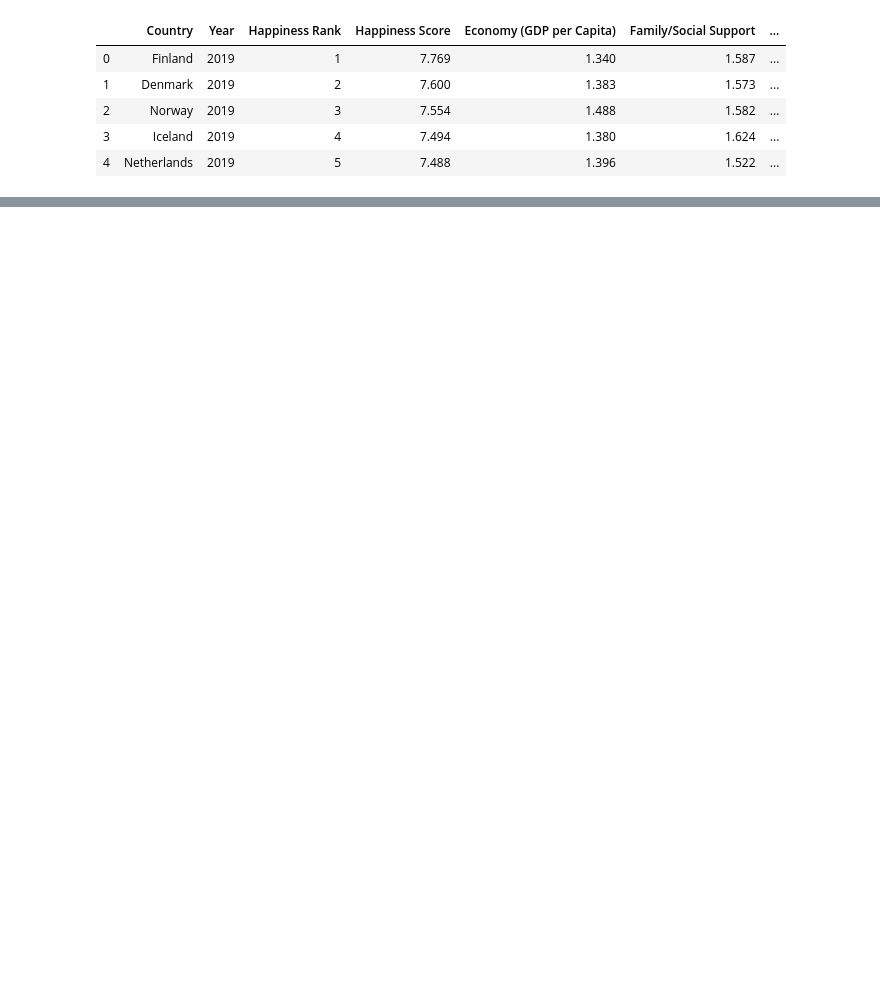
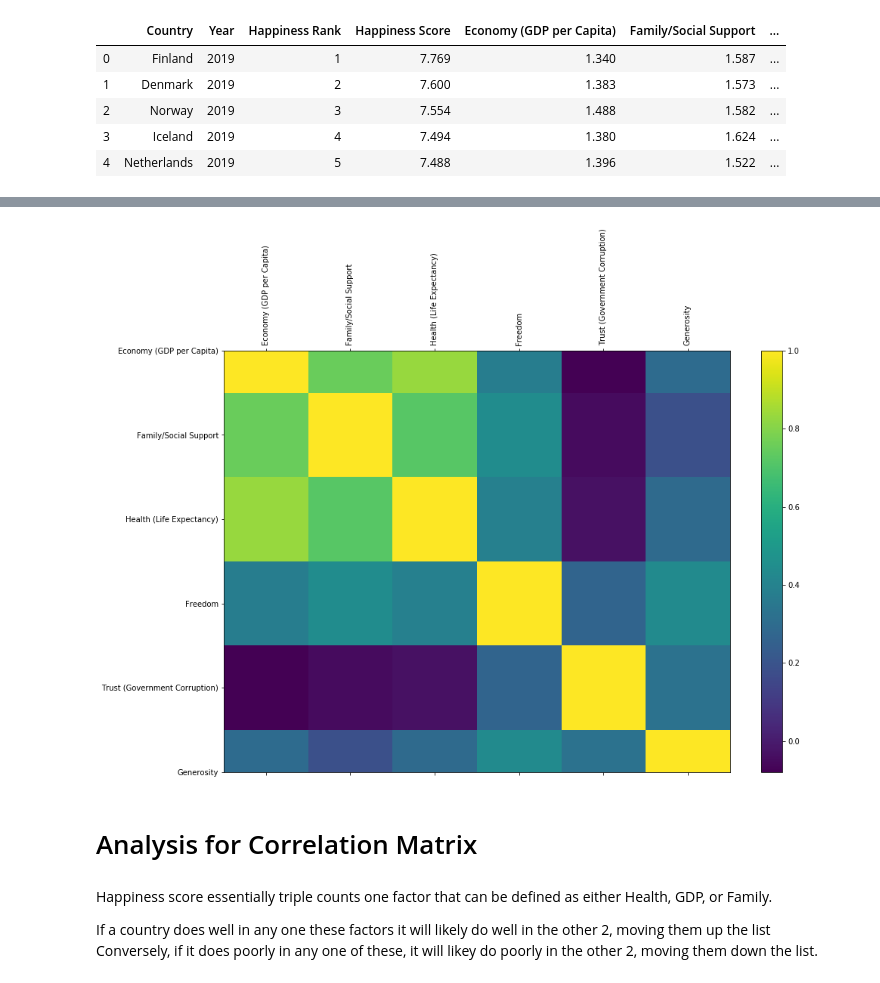
Before and after one commit to Monalipatel/Project-1-, a Jupyter notebook: Corr_matrix.ipynb, the cells around one changed output, grey strips where cells are left out. Cells and saved outputs as stored; diff of their text form; code cells hidden in the pictures; blank space fills up the shorter version.

```diff
--- a/Corr_matrix.ipynb
+++ b/Corr_matrix.ipynb
@@ -16,12 +16,6 @@ df_2019.head()
 | 3 | Iceland | 2019 | 4 | 7.494 | 1.380 | 1.624 | ... |
 | 4 | Netherlands | 2019 | 5 | 7.488 | 1.396 | 1.522 | ... |
 # %%
-column = ['Economy (GDP per Capita)',
-        'Family/Social Support',
-        'Health (Life Expectancy)',
-        'Freedom',
-        'Trust (Government Corruption)',
-        'Generosity'
-          ]
-pd.read_csv(df_2019,delimiter =';',names = column)
+corr_matrix = df_2019[["Economy (GDP per Capita)", "Family/Social Support", "Health (Life Expectancy)", "Freedom", "Trust (Government Corruption)", "Generosity"]]
+corr_matrix
 # %% [output]
@@ -45,0 +45,21 @@ corr_matrix.corr()
+# %%
+f = plt.figure(figsize=(15, 10))
+plt.matshow(corr_matrix.corr(), fignum=f.number)
+plt.xticks(range(corr_matrix.shape[1]), corr_matrix.columns, fontsize=10,rotation=90)
+plt.yticks(range(corr_matrix.shape[1]), corr_matrix.columns, fontsize=10)
+cb = plt.colorbar()
+cb.ax.tick_params(labelsize=10)
+
+#plt.title('Correlation Matrix', fontsize=16);
+png_filepath = "Images/Correlation Matrix.png"
+
+plt.savefig(png_filepath)
+# %% [output]
+[figure, added]
+# %% [markdown]
+# Analysis for Correlation Matrix
+# %% [markdown]
+Happiness score essentially triple counts one factor that can be defined as either Health, GDP, or Family.
+
+If a country does well in any one these factors it will likely do well in the other 2, moving them up the list
+Conversely, if it does poorly in any one of these, it will likey do poorly in the other 2, moving them down the list.
```
Also changed, not shown: parts of 3 cells of this notebook, 8 other files.
